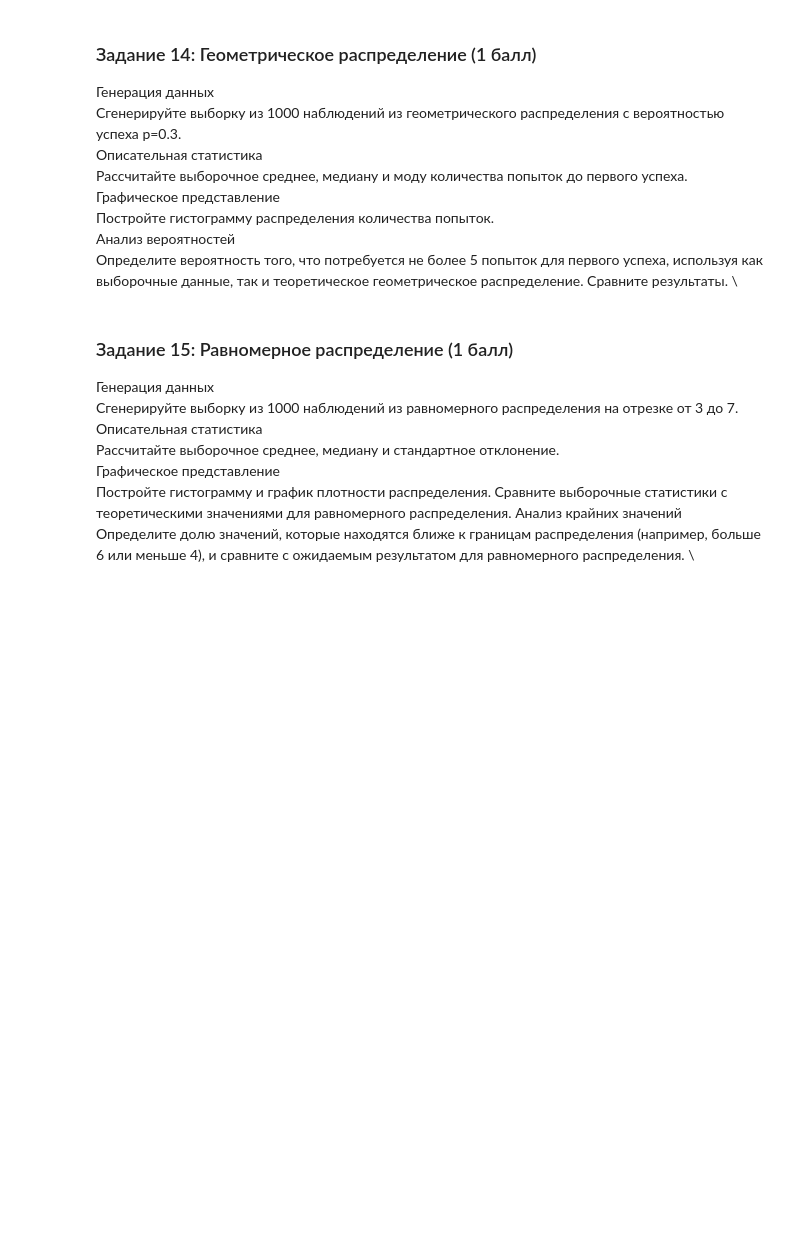
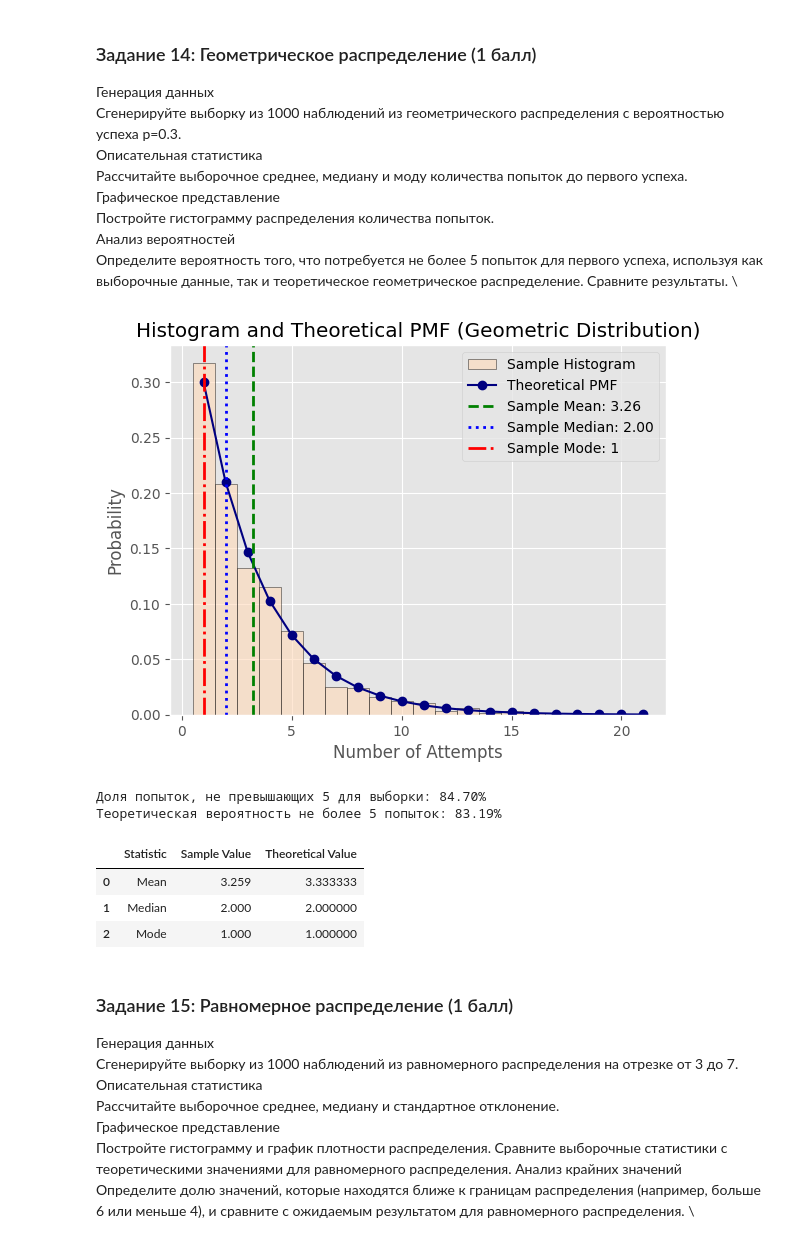
Before and after one commit to Evgenii-Iurin/ITMO, a Jupyter notebook: itmo_math_stat/ITMO_MathStat_HW_1.ipynb, the cells around one changed output. Saved outputs shown, nothing was run; the diff lists cells and outputs as text; code cells hidden in the pictures; blank space fills up the shorter version.

```diff
--- a/itmo_math_stat/ITMO_MathStat_HW_1.ipynb
+++ b/itmo_math_stat/ITMO_MathStat_HW_1.ipynb
@@ -472,6 +657,81 @@ Theoretical percentage for normal distribution: 31.73%
 Постройте гистограмму распределения количества попыток. \
 Анализ вероятностей \
 Определите вероятность того, что потребуется не более 5 попыток для первого успеха, используя как выборочные данные, так и теоретическое геометрическое распределение. Сравните результаты. \
+# %%
+import numpy as np
+import matplotlib.pyplot as plt
+from scipy.stats import geom, mode
+import pandas as pd
+
+# Step 1: Generate a sample of 1000 observations from a geometric distribution with p=0.3
+p = 0.3
+sample_size = 1000
+samples = geom.rvs(p, size=sample_size)
+
+# Theoretical values for a geometric distribution
+theoretical_mean = 1 / p
+theoretical_median = np.ceil(np.log(0.5) / np.log(1 - p))  # Median formula for geometric distribution
+theoretical_mode = 1  # Mode for geometric distribution is always 1
+
+# Step 2: Calculate sample mean, median, and mode
+sample_mean = np.mean(samples)
+sample_median = np.median(samples)
+sample_mode, _ = mode(np.round(samples))
+# sample_mode, _ = mode(samples)
+
+# Organize the results in a DataFrame
+data = {
+    "Statistic": ["Mean", "Median", "Mode"],
+    "Sample Value": [sample_mean, sample_median, sample_mode],
+    "Theoretical Value": [theoretical_mean, theoretical_median, theoretical_mode]
+}
+df = pd.DataFrame(data)
+
+# Step 3: Plot a histogram for the distribution of the number of attempts
+def visualize_geometric_distribution(samples, p, sample_mean, sample_median, sample_mode):
+    # Create histogram of the sample data
+    plt.hist(samples, bins=np.arange(1, max(samples)+1)-0.5, density=True, alpha=0.6, color='peachpuff', edgecolor='black', label='Sample Histogram')
+
+    # Theoretical PMF
+    x = np.arange(1, max(samples)+1)
+    pmf = geom.pmf(x, p)
+    plt.plot(x, pmf, color='navy', marker='o', linestyle='-', label='Theoretical PMF')
+
+    # Add sample mean, median, mode lines
+    plt.axvline(sample_mean, color='green', linestyle='--', lw=2, label=f'Sample Mean: {sample_mean:.2f}')
+    plt.axvline(sample_median, color='blue', linestyle=':', lw=2, label=f'Sample Median: {sample_median:.2f}')
+    plt.axvline(sample_mode, color='red', linestyle='-.', lw=2, label=f'Sample Mode: {sample_mode}')
+
+    # Add titles and labels
+    plt.title('Histogram and Theoretical PMF (Geometric Distribution)')
+    plt.xlabel('Number of Attempts')
+    plt.ylabel('Probability')
+
+    plt.legend()
+    plt.show()
+
+visualize_geometric_distribution(samples, p, sample_mean, sample_median, sample_mode)
+
+# Step 4: Calculate the proportion of attempts <= 5 for both the sample and theoretical distribution
+threshold = 5
+sample_proportion = np.sum(samples <= threshold) / sample_size
+
+# Theoretical probability P(X <= 5) for geometric distribution
+theoretical_proportion = geom.cdf(threshold, p)
+
+print(f"Доля попыток, не превышающих 5 для выборки: {sample_proportion * 100:.2f}%")
+print(f"Теоретическая вероятность не более 5 попыток: {theoretical_proportion * 100:.2f}%")
+
+# Show the DataFrame
+df
+# %% [output]
+[figure, added]
+Доля попыток, не превышающих 5 для выборки: 84.70%
+Теоретическая вероятность не более 5 попыток: 83.19%
+|  | Statistic | Sample Value | Theoretical Value |
+| 0 | Mean | 3.259 | 3.333333 |
+| 1 | Median | 2.000 | 2.000000 |
+| 2 | Mode | 1.000 | 1.000000 |
 # %% [markdown]
 ### Задание 15: Равномерное распределение (1 балл)
 Генерация данных \
```
Also changed, not shown: parts of 9 cells of this notebook.
